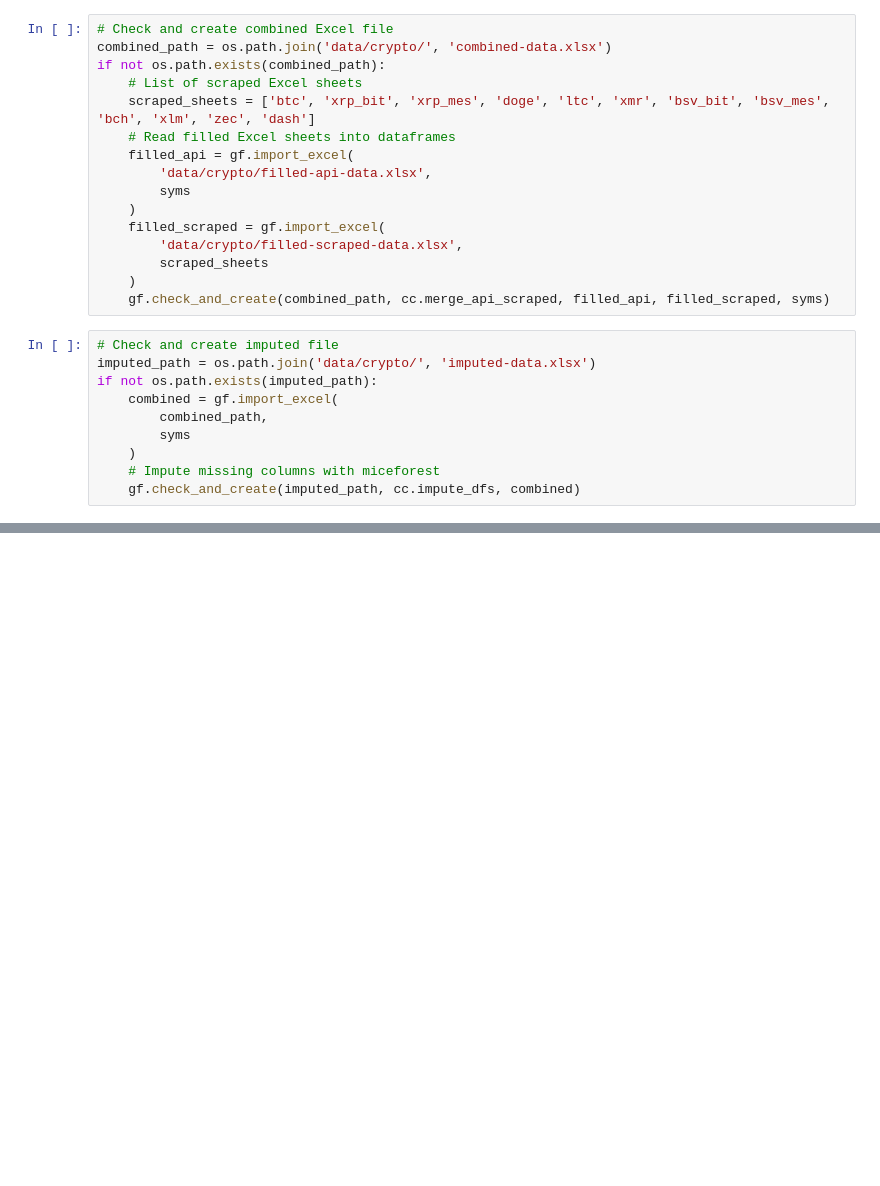
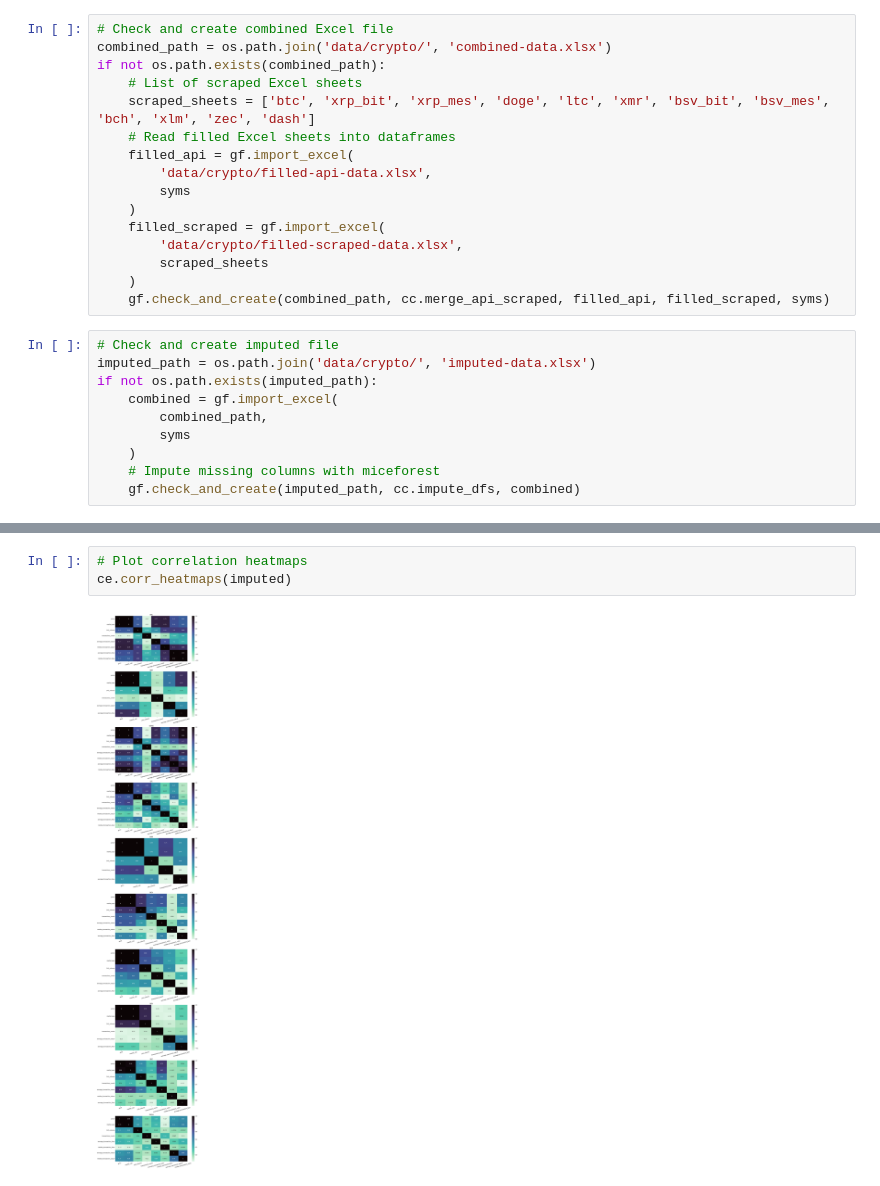
Before and after one commit to kietnguyen01/Remittance-Fees-Analysis, a Jupyter notebook: crypto.ipynb, the cells around one changed output, grey strips where cells are left out. Drawn from its saved outputs; the diff is of its cells as text; blank space fills up the shorter version.

```diff
--- a/crypto.ipynb
+++ b/crypto.ipynb
@@ -86,0 +132,5 @@ if not os.path.exists(desc_path):
+# %%
+# Plot correlation heatmaps
+ce.corr_heatmaps(imputed)
+# %% [output]
+[figure, added]
```
Also changed, not shown: parts of 7 cells of this notebook, 3 other files.
